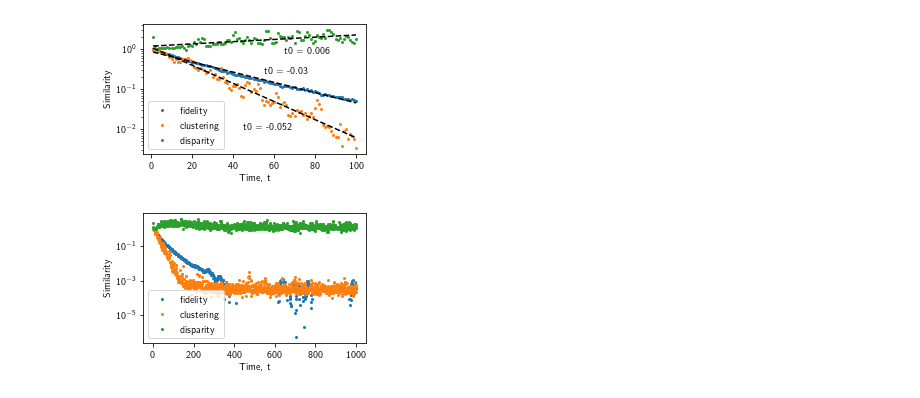
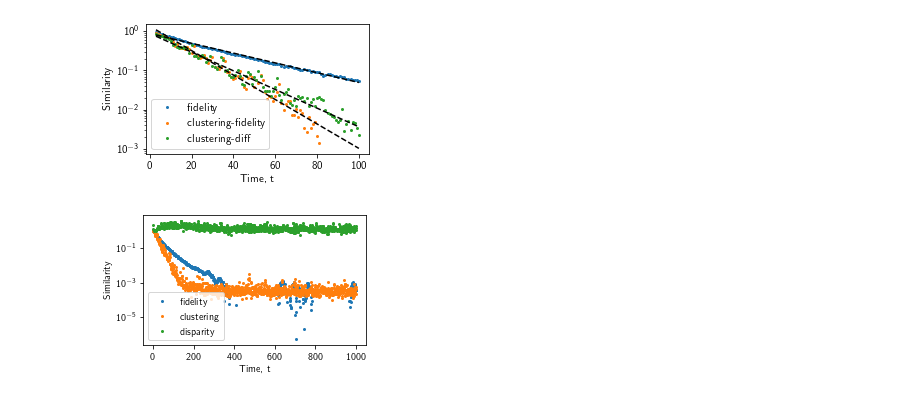
Before and after one commit to lhillber/qca, a Jupyter notebook: notebooks/Untitled.ipynb, the cells around one changed output. Saved outputs shown, nothing was run; the diff lists cells and outputs as text; code cells hidden in the pictures.

```diff
--- a/notebooks/Untitled.ipynb
+++ b/notebooks/Untitled.ipynb
@@ -39,39 +66,42 @@ def exponential_fit(x, y):
 params1 = copy(params_template)
 params2 = copy(params_template)
 params2.update({"E":0.0, "N":1})
+Q1.close()
+Q2.close()
 Q1 = QCA(params1, der=der)
 Q2 = QCA(params2, der=der)
-F = np.array([ms.get_bitstring_fidelity(p, q) for p, q in zip(Q1.bitstring, Q2.bitstring)])
+F = Q1.F()
+CF = Q1.CF(1)
 # %%
-C = 1 - (Q2.C(2)[1:]-Q1.C(2)[1:])/Q2.C(2)[1:]
-Y = 1 - (Q2.Y(2)[1:]-Q1.Y(2)[1:])/Q2.Y(2)[1:]
+Cdiff = 1 - (Q2.C(1)[1:]-Q1.C(1)[1:])/Q2.C(1)[1:]
 t = Q1.ts[1:]
 # %%
 fig, ax = plt.subplots(1,1, figsize=(4, 2.4))
 tmax=100
-x = t[:tmax]
-yF = F[:tmax]
-yC = C[:tmax]
-yY = Y[:tmax]
+x = t[2:tmax]
+yF = F[2:tmax]
+yC = CF[2:tmax]
+mask = yC > 0
+yCdiff = Cdiff[2:tmax]
 mF, bF, funcF = exponential_fit(x, yF)
-mC, bC, funcC = exponential_fit(x, yC)
-mY, bY, funcY = exponential_fit(x, yY)
+mC, bC, funcC = exponential_fit(x[mask], yC[mask])
+mCdiff, bCdiff, funcCdiff = exponential_fit(x, yCdiff)
 ax.plot(x, yF, marker="o", ms=2, ls="none", label="fidelity")
-ax.plot(x, yC, marker="o", ms=2, ls="none", label="clustering")
-ax.plot(x, yY, marker="o", ms=2, ls="none", label="disparity")
+ax.plot(x, yC, marker="o", ms=2, ls="none", label="clustering-fidelity")
+ax.plot(x, yCdiff, marker="o", ms=2, ls="none", label="clustering-diff")
 ax.plot(x, funcF(x), c="k", ls="--")
 ax.plot(x, funcC(x), c="k", ls="--")
-ax.plot(x, funcY(x), c="k", ls="--")
-ax.text(55, 2.5e-1, f"t0 = {np.round(mF,3)}")
-ax.text(45, 1e-2, f"t0 = {np.round(mC,3)}")
-ax.text(65, .8, f"t0 = {np.round(mY,3)}")
+ax.plot(x, funcCdiff(x), c="k", ls="--")
+#ax.text(55, 2.5e-1, f"t0 = {np.round(mF,3)}")
+#ax.text(45, 1e-2, f"t0 = {np.round(mC,3)}")
+#ax.text(65, .8, f"t0 = {np.round(mCdiff,3)}")
 ax.set_ylabel("Similarity")
 ax.set_xlabel("Time, t")
 ax.set_yscale("log")
 ax.legend()
 plt.savefig("similarity_fits.pdf", bbox_inches="tight")
 # %% [output]
-[figure, old version]
+[figure, new version]
 # %%
 fig, ax = plt.subplots(1,1, figsize=(4, 2.4))
 tmax = 1000
```
Also changed, not shown: parts of 18 cells of this notebook, 45 other files.
